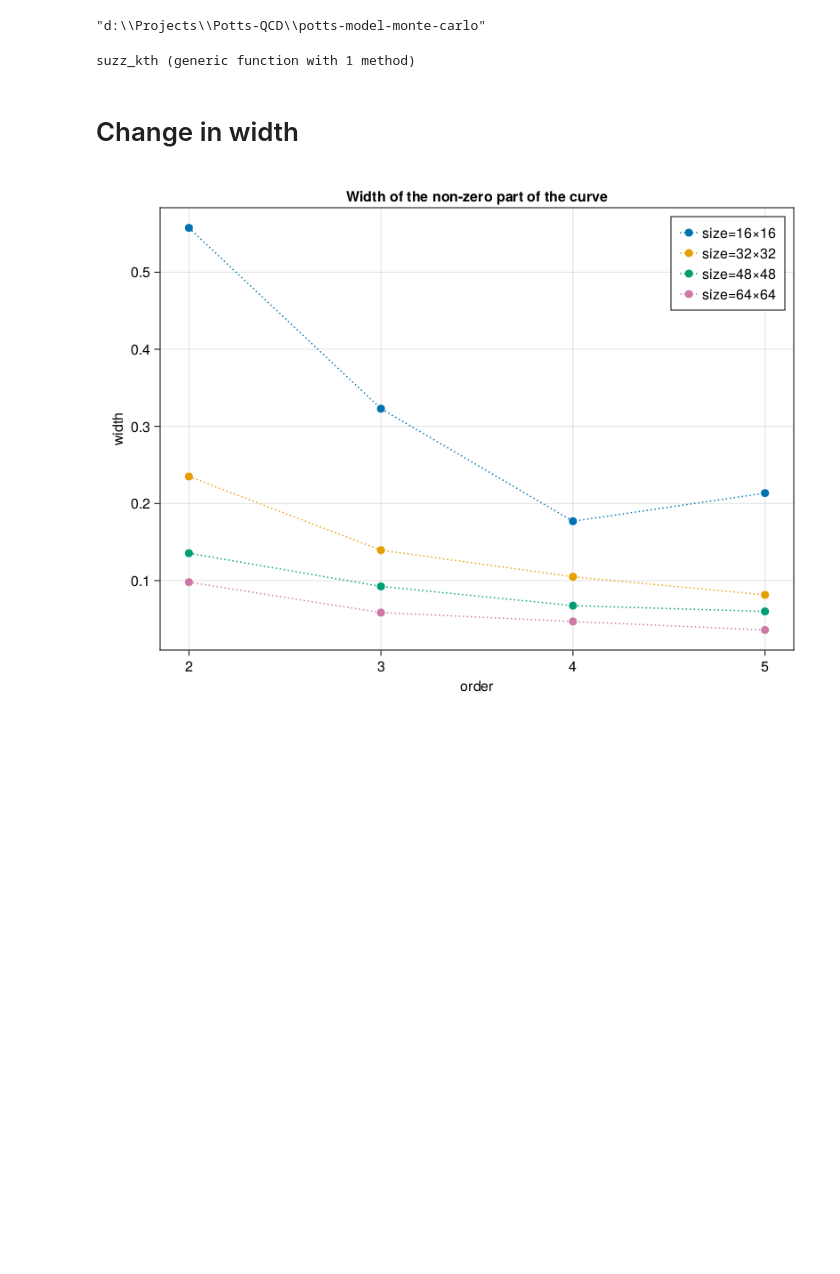
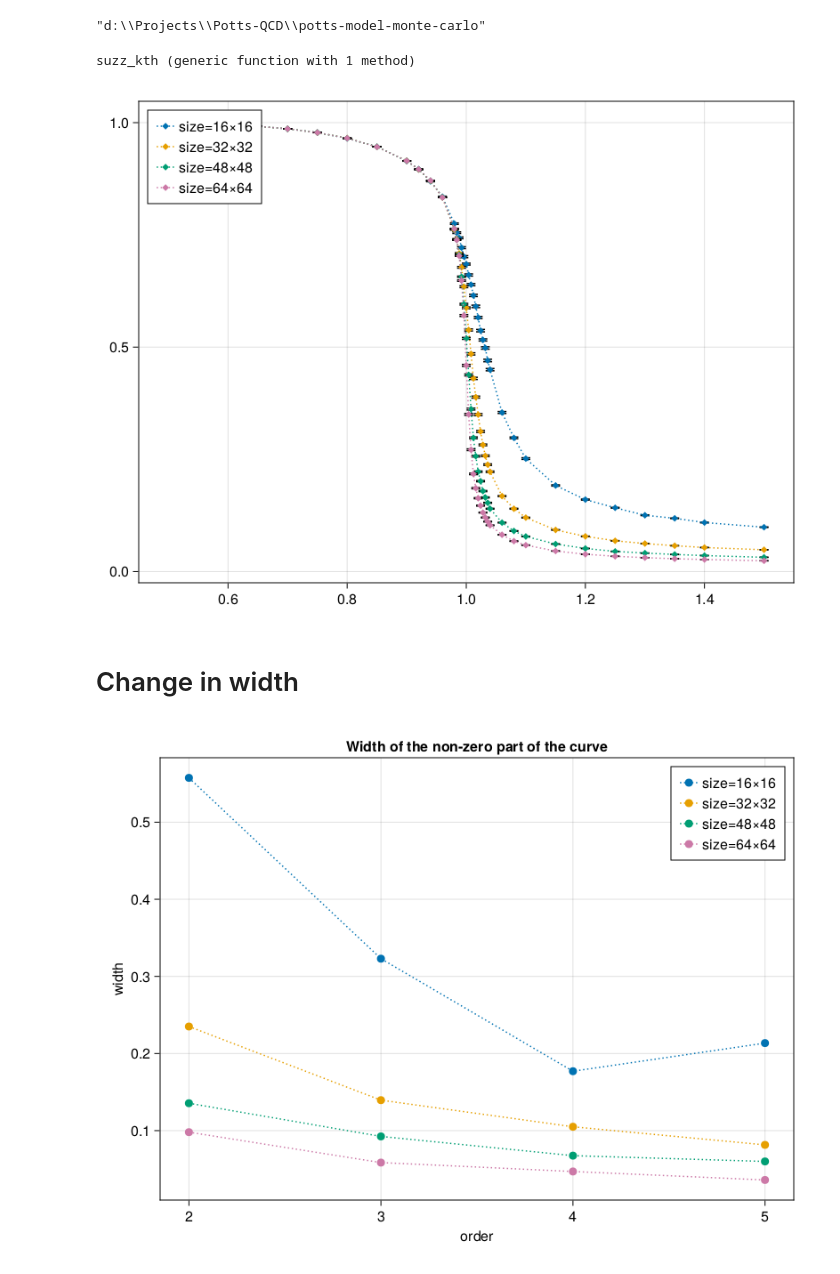
Before and after one commit to JaydevSR/potts-model-monte-carlo, a Jupyter notebook: sims2D/magnetisation_cumulants/error_explore.ipynb, the cells around one changed output. Drawn from its saved outputs; the diff is of its cells as text; code cells hidden in the pictures; blank space fills up the shorter version.

```diff
--- a/sims2D/magnetisation_cumulants/error_explore.ipynb
+++ b/sims2D/magnetisation_cumulants/error_explore.ipynb
@@ -37,6 +37,19 @@ lattice_sizes1, temps1, suzzs1, errors1 = let
     end
     lattice_sizes, temps, suzzs, errors
 end;
+# %%
+f1 = Figure(resolution=(800, 600))
+ax1 = Axis(f1[1, 1])
+for stepL in eachindex(lattice_sizes1)
+    L = lattice_sizes1[stepL]
+    errorbars!(ax1, temps1, suzzs1[stepL, 1, :], errors1[stepL, 1, :], whiskerwidth = 10)
+    scatterlines!(ax1, temps1, suzzs1[stepL, 1, :], markersize = 10, label="size=$(L)×$(L)", linestyle = :dot,
+    marker=:diamond)
+end
+axislegend(ax1, position=:lt)
+f1
+# %% [output]
+[figure, added]
 # %%
 for order in 1:5
     let T_c = 1/log1p(sqrt(3))
```
Also changed, not shown: 6 other files.
